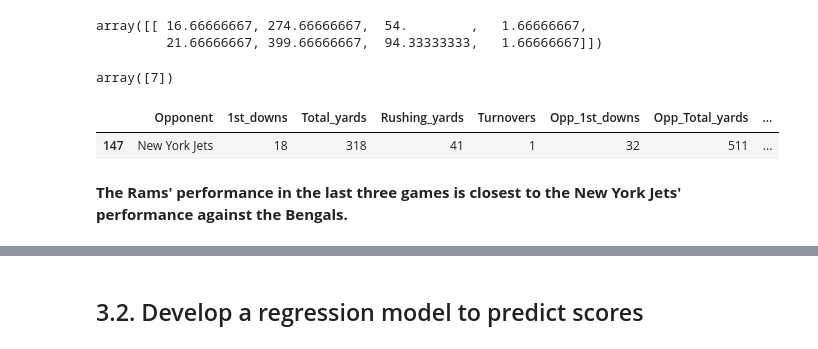
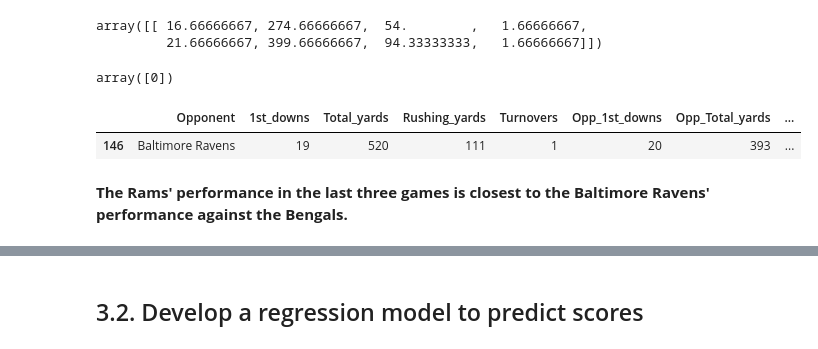
Before and after one commit to ninad22dixit/Superbowl_winner_prediction, a Jupyter notebook: Pre-processing_and_Model.ipynb, the cells around one changed output, grey strips where cells are left out. Cells and saved outputs as stored; diff of their text form; code cells hidden in the pictures.

```diff
--- a/Pre-processing_and_Model.ipynb
+++ b/Pre-processing_and_Model.ipynb
@@ -89,4 +89,6 @@ We will classify the opponents in 7 clusters.
 # %%
-kmeans = KMeans(n_clusters=7,random_state=42)
+# Create clusters
+
+kmeans = KMeans(n_clusters=19,random_state=42)
 kmeans.fit(LAR_scaled)
 # %% [output]
@@ -247,4 +249,4 @@ Optimal number of cluster = 8
 # %%
-kmeans = KMeans(n_clusters=8,random_state=42)
+kmeans = KMeans(n_clusters=19,random_state=42)
 kmeans.fit(CIN_scaled)
 # %% [output]
@@ -313,17 +315,17 @@ array([[ 16.66666667, 274.66666667,  54.        ,   1.66666667,
 LAR_as_Opp_label = kmeans.predict(LAR_as_Opp_y)
 LAR_as_Opp_label
 # %% [output]
-array([7])
+array([0])
 # %%
-# Find Bengals' opponents with label = 7
+# Find Bengals' opponents with label = 0
 
-closest_match_CIN = team_stats_CIN[team_stats_CIN.Label == 7]
+closest_match_CIN = team_stats_CIN[team_stats_CIN.Label == 0]
 closest_match_CIN
 # %% [output]
 |  | Opponent | 1st_downs | Total_yards | Rushing_yards | Turnovers | Opp_1st_downs | Opp_Total_yards | ... |
-| 147 | New York Jets | 18 | 318 | 41 | 1 | 32 | 511 | ... |
+| 146 | Baltimore Ravens | 19 | 520 | 111 | 1 | 20 | 393 | ... |
 # %% [markdown]
-**The Rams' performance in the last three games is closest to the New York Jets' performance against the Bengals.**
+**The Rams' performance in the last three games is closest to the Baltimore Ravens' performance against the Bengals.**
 # %%
 # Add the closest match to recent three performances of the Rams
 
```
Also changed, not shown: parts of 21 cells of this notebook.
